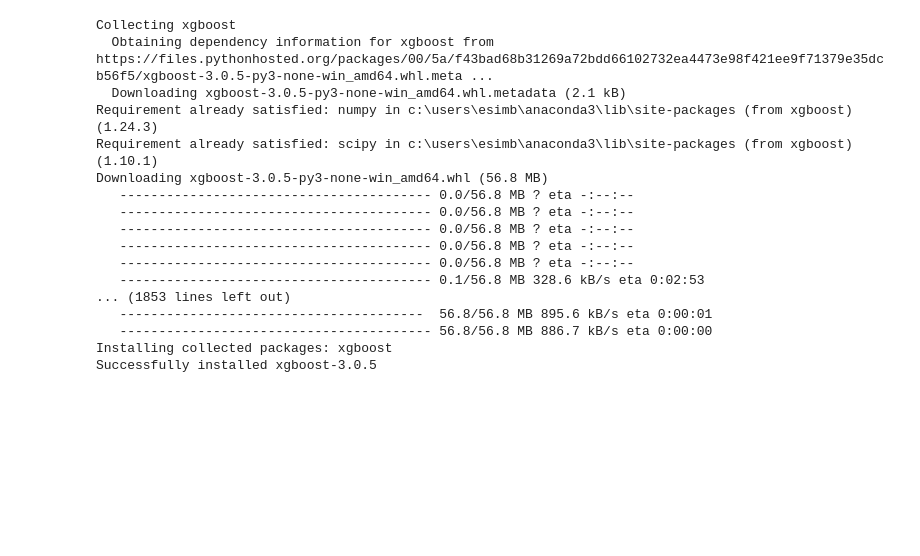
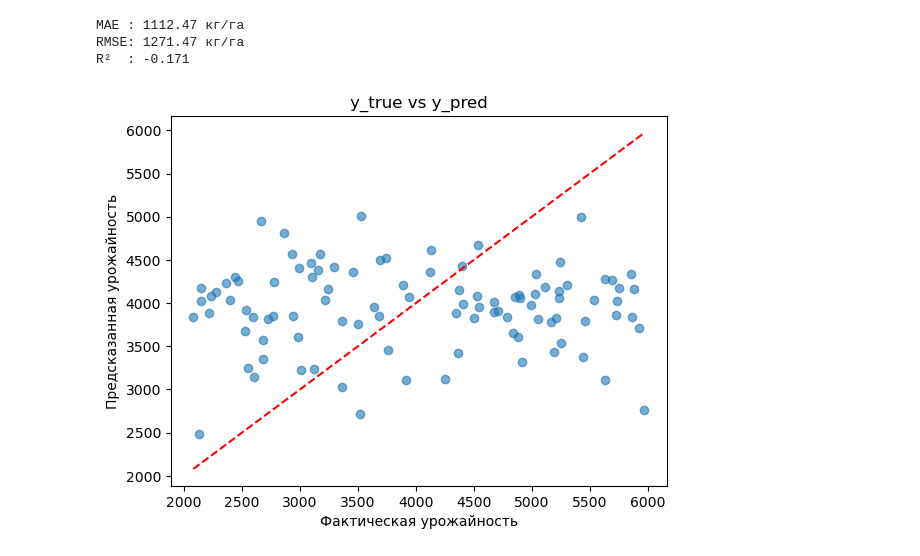
Before and after one commit to F1zhen/Yield_predictionML, a Jupyter notebook: src/train_model.ipynb, the cells around one changed output. Saved outputs shown, nothing was run; the diff lists cells and outputs as text; code cells hidden in the pictures; blank space fills up the shorter version.

Commit message:
first traninig model MAE : 1112.47 кг/га RMSE: 1271.47 кг/га R²  : -0.171

```diff
--- a/src/train_model.ipynb
+++ b/src/train_model.ipynb
@@ -16,7 +15,34 @@ y = pd.read_csv("../data/preprocessed/target_data.csv")
 X_train, X_test, y_train, y_test = train_test_split(
     X, y, test_size=0.2, random_state=42
 )
+# %%
+y_train = y_train["yield_kg_per_hectare"]
+y_test  = y_test["yield_kg_per_hectare"]
 # %%
-import sys
-print(sys.executable)  # проверим, из какого python работает ядро
+from xgboost import XGBRegressor
+import xgboost as xgb
+
+xgb_params = dict(
+    n_estimators=2000,
+    learning_rate=0.03,
+    max_depth=6,
+    subsample=0.9,
+    colsample_bytree=0.9,
+    reg_lambda=1.0,
+    random_state=42,
+    n_jobs=-1,
+)
+
+xgb_params.update(dict(device="cuda"))
+
+model = XGBRegressor(**xgb_params)
+
+from xgboost.callback import EarlyStopping
+early_stop = EarlyStopping(rounds=50, save_best=True)
+
+model.fit(
+    X_train, y_train,
+    eval_set=[(X_test, y_test)],
+    verbose=False
+)
 # %% [output]
@@ -24,22 +60,28 @@ c:\Users\esimb\anaconda3\python.exe
 # %%
-# ставим пакет ровно в это же окружение
-import sys, subprocess, sys as _s
-subprocess.check_call([sys.executable, "-m", "pip", "install", "xgboost"])
+y_pred = model.predict(X_test)
-# %% [output]
-Collecting xgboost
-  Obtaining dependency information for xgboost from https://files.pythonhosted.org/packages/00/5a/f43bad68b31269a72bdd66102732ea4473e98f421ee9f71379e35dcb56f5/xgboost-3.0.5-py3-none-win_amd64.whl.meta ...
-  Downloading xgboost-3.0.5-py3-none-win_amd64.whl.metadata (2.1 kB)
-Requirement already satisfied: numpy in c:\users\esimb\anaconda3\lib\site-packages (from xgboost) (1.24.3)
-Requirement already satisfied: scipy in c:\users\esimb\anaconda3\lib\site-packages (from xgboost) (1.10.1)
-Downloading xgboost-3.0.5-py3-none-win_amd64.whl (56.8 MB)
-   ---------------------------------------- 0.0/56.8 MB ? eta -:--:--
-   ---------------------------------------- 0.0/56.8 MB ? eta -:--:--
-   ---------------------------------------- 0.0/56.8 MB ? eta -:--:--
-   ---------------------------------------- 0.0/56.8 MB ? eta -:--:--
-   ---------------------------------------- 0.0/56.8 MB ? eta -:--:--
-   ---------------------------------------- 0.1/56.8 MB 328.6 kB/s eta 0:02:53
-... (1853 lines left out)
-   ---------------------------------------  56.8/56.8 MB 895.6 kB/s eta 0:00:01
-   ---------------------------------------- 56.8/56.8 MB 886.7 kB/s eta 0:00:00
-Installing collected packages: xgboost
-Successfully installed xgboost-3.0.5
+# %%
+from sklearn.metrics import mean_absolute_error, mean_squared_error, r2_score
+import numpy as np
+
+mae  = mean_absolute_error(y_test, y_pred)
+rmse = np.sqrt(mean_squared_error(y_test, y_pred))
+r2   = r2_score(y_test, y_pred)
+
+print(f"MAE : {mae:.2f} кг/га")
+print(f"RMSE: {rmse:.2f} кг/га")
+print(f"R²  : {r2:.3f}")
+# %% [output]
+MAE : 1112.47 кг/га
+RMSE: 1271.47 кг/га
+R²  : -0.171
+# %%
+import matplotlib.pyplot as plt
+
+plt.scatter(y_test, y_pred, alpha=0.6)
+plt.xlabel("Фактическая урожайность")
+plt.ylabel("Предсказанная урожайность")
+plt.title("y_true vs y_pred")
+plt.plot([y_test.min(), y_test.max()], [y_test.min(), y_test.max()], "r--")  # линия идеала
+plt.show()
+# %% [output]
+[figure, added]
```
Also changed, not shown: parts of 8 cells of this notebook, 1 other file.
